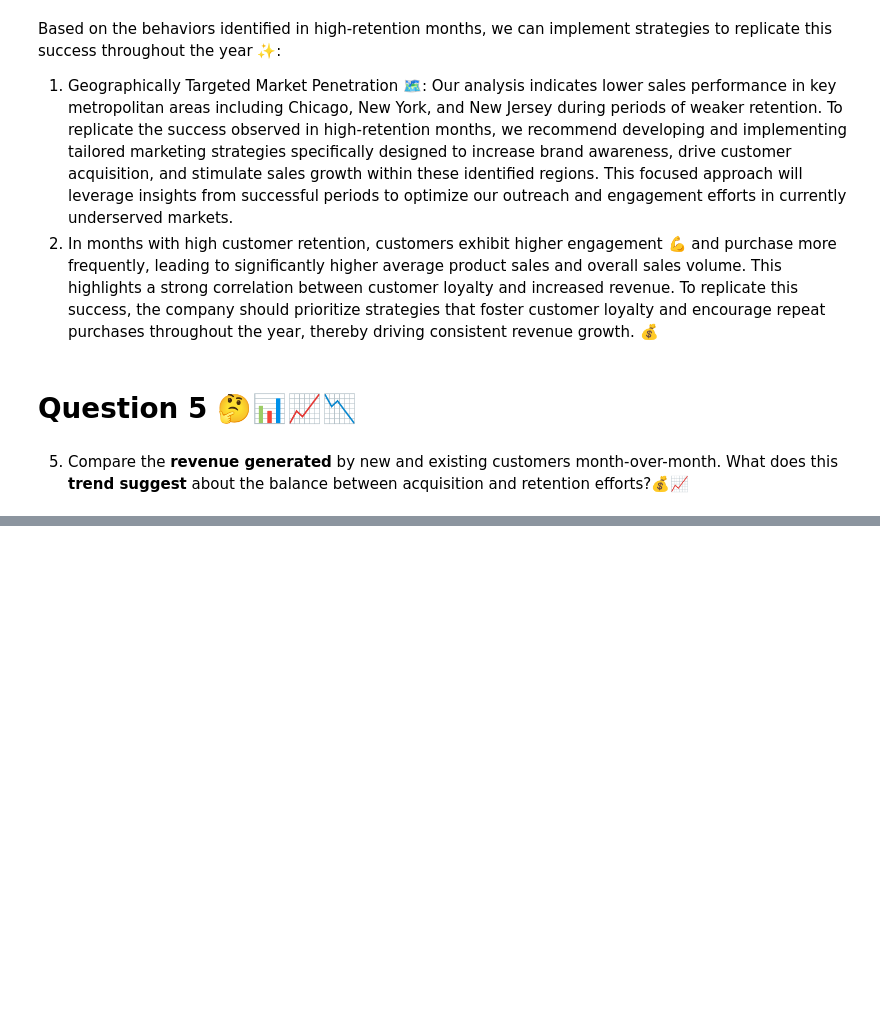
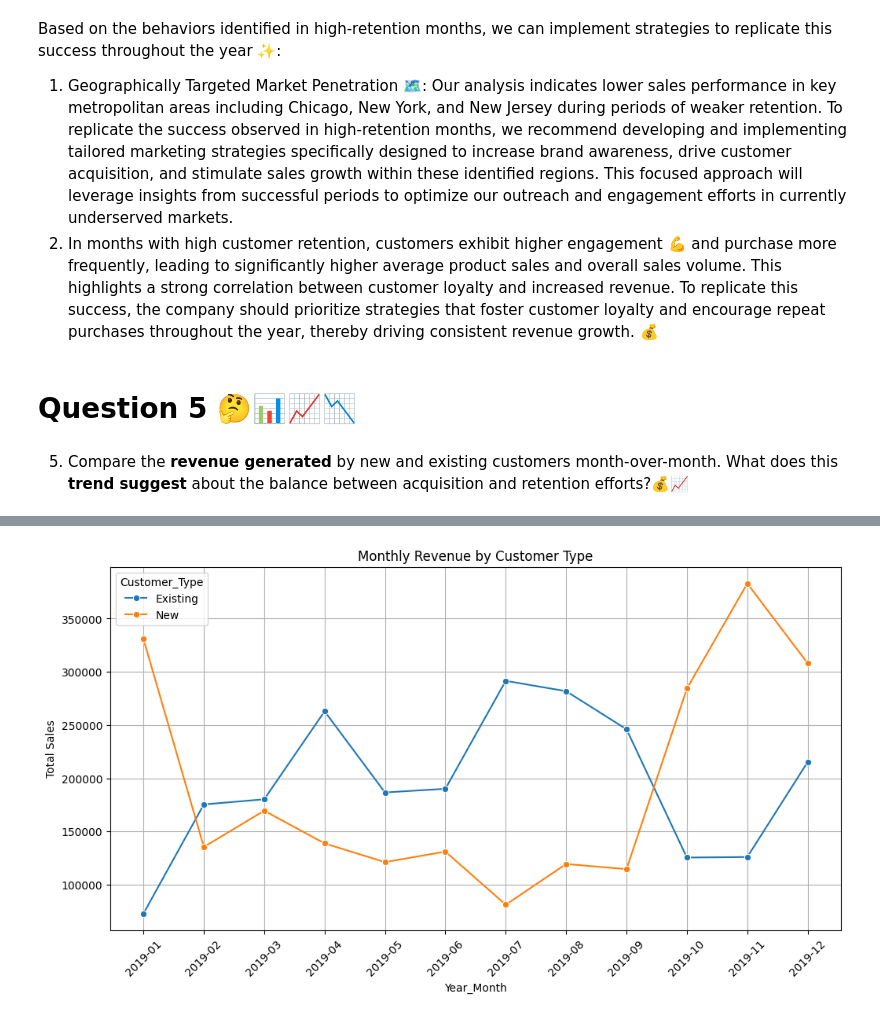
Before and after one commit to Smita569/E-commerce_Marketing_and_sales, a Jupyter notebook: E_commerce_Marketing_and_sales_Business_Case.ipynb, the cells around one changed output, grey strips where cells are left out. Saved outputs shown, nothing was run; the diff lists cells and outputs as text; code cells hidden in the pictures; blank space fills up the shorter version.

```diff
--- a/E_commerce_Marketing_and_sales_Business_Case.ipynb
+++ b/E_commerce_Marketing_and_sales_Business_Case.ipynb
@@ -349,3 +349,32 @@ axes[1,1].legend()
 # Question 5 🤔📊📈📉
 # %% [markdown]
 5. Compare the **revenue generated** by new and existing customers month-over-month. What does this **trend suggest** about the balance between acquisition and retention efforts?💰📈
+# %%
+# Revenue generated by existing cutomers
+df_onlineSales['Total_Sales'] = df_onlineSales['Avg_Price'] * df_onlineSales['Quantity']
+df_onlineSales.sort_values(by='Transaction_Date',inplace=True)
+
+first_purchase_data=df_onlineSales.groupby('CustomerID')['Transaction_Date'].min().reset_index()
+first_purchase_data.rename(columns={'Transaction_Date': 'first_purchase_date'}, inplace=True)
+
+df_sales_with_first_purchase =pd.merge(df_onlineSales,first_purchase_data,on='CustomerID')
+
+df_sales_with_first_purchase ['first_purchase_month']=pd.to_datetime(df_sales_with_first_purchase ['first_purchase_date']).dt.to_period('M')
+df_sales_with_first_purchase ['Year_Month']=pd.to_datetime(df_sales_with_first_purchase ['Transaction_Date']).dt.to_period('M')
+# %%
+# Check if the first purchase date is the same as the transaction date
+# If they are the same, the customer is new for this transaction
+# Otherwise, the customer is an existing customer
+def calculateCustomerNewOrExisting(row):
+  if row['first_purchase_date']==row['Transaction_Date']:
+    return 'New'
+  else:
+    return 'Existing'
+# %%
+# Apply the 'calculateCustomerNewOrExisting' function to each row of the DataFrame
+# The function determines if a customer is 'New' or 'Existing' based on their first purchase date
+# The result is stored in a new column called 'Customer_Type'
+df_sales_with_first_purchase['Customer_Type']=df_sales_with_first_purchase.apply(calculateCustomerNewOrExisting,axis=1)
+monthly_revenue_by_customer_type =df_sales_with_first_purchase.groupby(['Year_Month','Customer_Type'])['Total_Sales'].sum().reset_index()
+# resulting DataFrame showing the monthly revenue broken down by customer type
+monthly_revenue_by_customer_type.head()
@@ -351,0 +387,12 @@ axes[1,1].legend()
+# %%
+# plot lineplot for the above monthly_revenue_by_customer_type data
+plt.figure(figsize=(12, 6))
+sns.lineplot(data=monthly_revenue_by_customer_type, x=monthly_revenue_by_customer_type['Year_Month'].astype(str), y='Total_Sales', hue='Customer_Type', marker='o')
+plt.title('Monthly Revenue by Customer Type')
+plt.xlabel('Year_Month')
+plt.ylabel('Total Sales')
+plt.grid(True)
+plt.xticks(rotation=45)
+plt.show()
+# %% [output]
+[figure, added]
```
Also changed, not shown: parts of 2 cells of this notebook.
